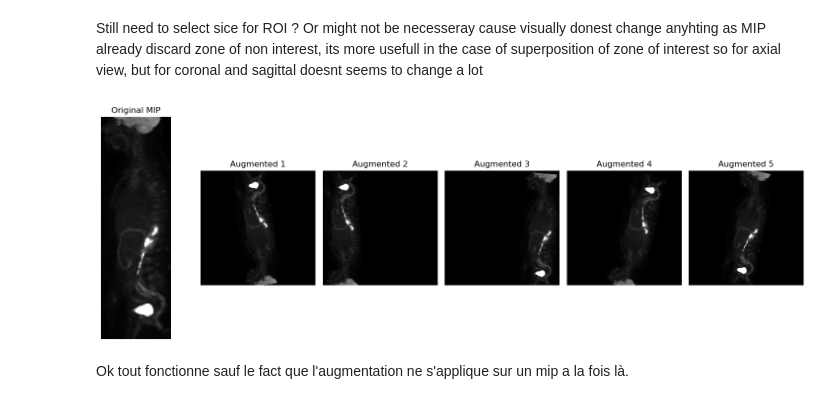
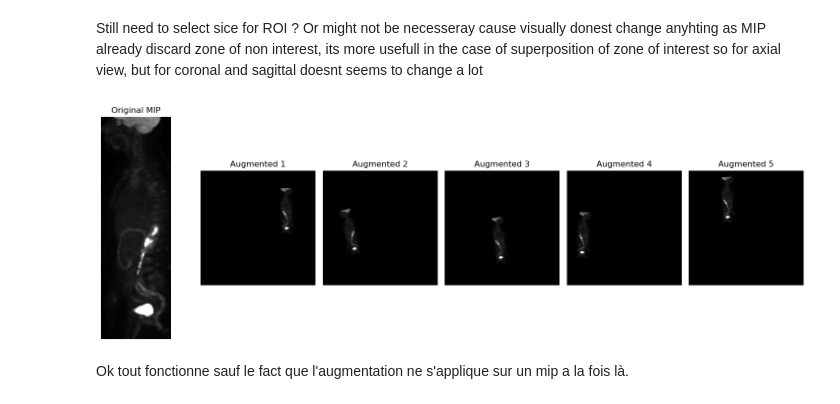
Before and after one commit to Alichnikof/Deauville_DeepLearning, a Jupyter notebook: prepro_PET.ipynb, the cells around one changed output. Saved outputs shown, nothing was run; the diff lists cells and outputs as text; code cells hidden in the pictures.

```diff
--- a/prepro_PET.ipynb
+++ b/prepro_PET.ipynb
@@ -601,7 +601,7 @@ def random_positioning(image, canvas_size=200):
     return canvas
 # %%
 def augment_image(image,
-                  final_canvas_size=200,
+                  final_canvas_size=500,
                   rotate_range=15,
                   scale_range=(0.85, 1.2),
                   normalize_01=True):
@@ -645,10 +645,10 @@ def augment_image(image,
     image_pil = TF.to_pil_image(positioned.unsqueeze(0))  # Make it 1-channel PIL Image
 
     # 5) Random horizontal flip
-    if random.random() > 0.7:
+    if random.random() > 0.5:
         image_pil = TF.hflip(image_pil)
     # 6) Random vertical flip
-    if random.random() > 0.3:
+    if random.random() > 0.5:
         image_pil = TF.vflip(image_pil)
 
     # 7) Random rotation
@@ -956,11 +972,11 @@ Still need to select sice for ROI ? Or might not be necesseray cause visually do
 # # Visualize a 3D rendering (isosurface extraction)
 # visualize_volume_3d(raw_volume, level=None)
 # %%
-augmented = augment_image(final_image, final_canvas_size=200)
+augmented = augment_image(final_image, final_canvas_size=500)
 
 visualize_augmentations(final_image, n_samples=5)
 # %% [output]
-[figure, old version]
+[figure, new version]
 # %% [markdown]
 Ok tout fonctionne sauf le fact que l'augmentation ne s'applique sur un mip a la fois là.
 # %%
```
Also changed, not shown: parts of 2 cells of this notebook, 2 other files.
